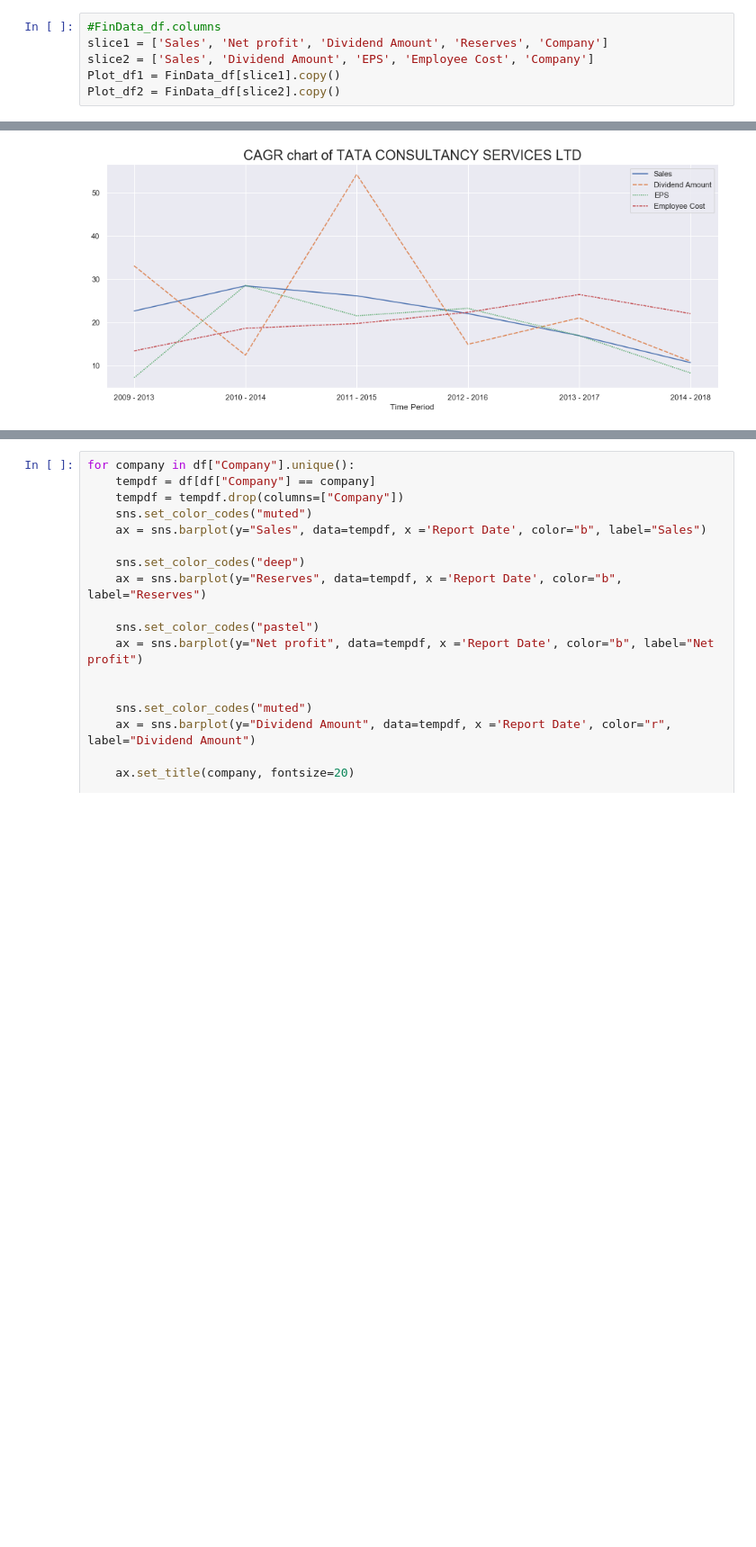
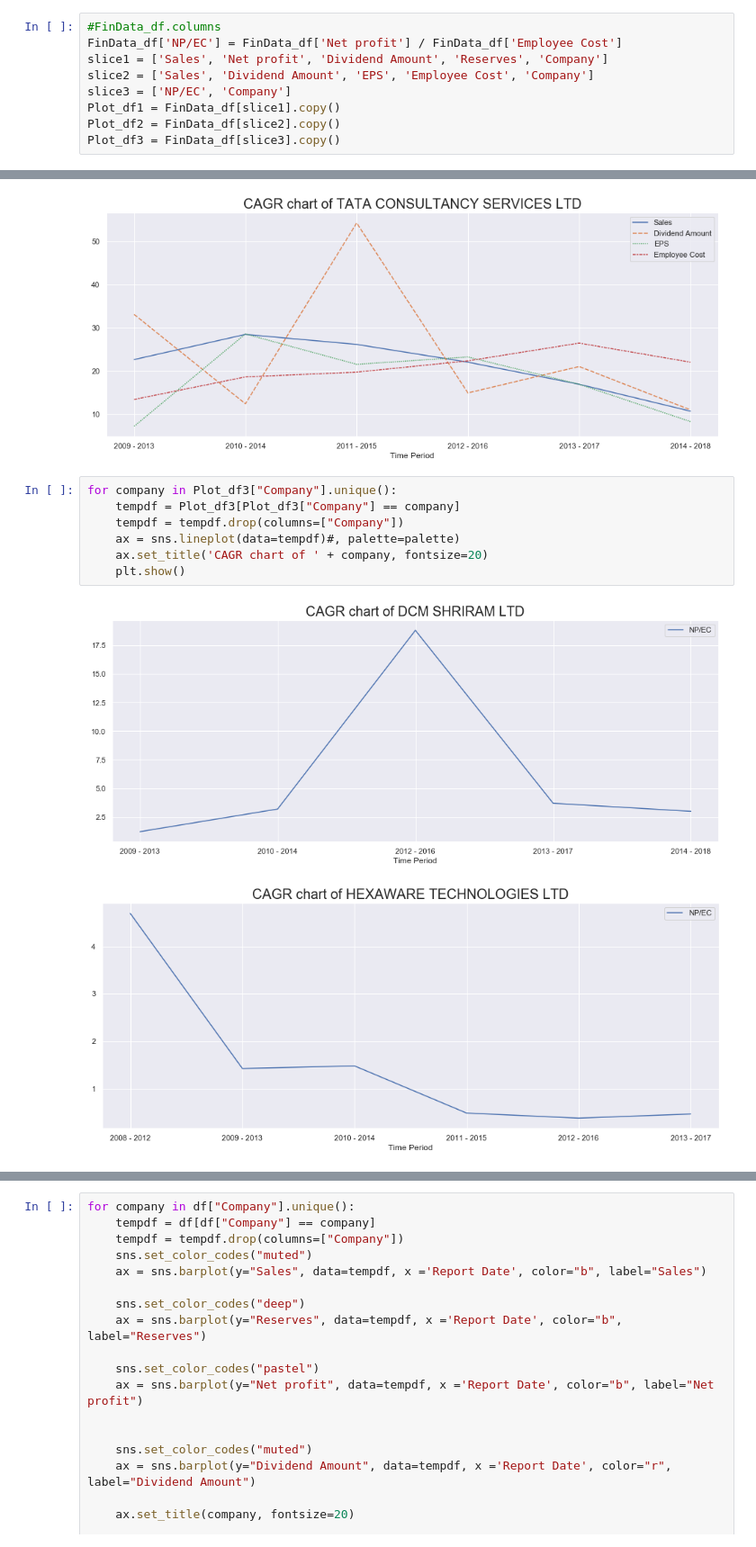
Before and after one commit to M-e-r-c-u-r-y/Machine-Learning, a Jupyter notebook: BFSI/IT Company Analysis/IT Company Analysis.ipynb, the cells around one changed output, grey strips where cells are left out. Shown at 90% size. Saved outputs shown, nothing was run; the diff lists cells and outputs as text; blank space fills up the shorter version.

Commit message:
Added Employee Costs charts

```diff
--- a/BFSI/IT Company Analysis/IT Company Analysis.ipynb
+++ b/BFSI/IT Company Analysis/IT Company Analysis.ipynb
@@ -324,10 +324,13 @@ Time Period
 2014 - 2018           22.1  TATA CONSULTANCY SERVICES LTD
 # %%
 #FinData_df.columns
+FinData_df['NP/EC'] = FinData_df['Net profit'] / FinData_df['Employee Cost']
 slice1 = ['Sales', 'Net profit', 'Dividend Amount', 'Reserves', 'Company']
 slice2 = ['Sales', 'Dividend Amount', 'EPS', 'Employee Cost', 'Company']
+slice3 = ['NP/EC', 'Company']
 Plot_df1 = FinData_df[slice1].copy()
 Plot_df2 = FinData_df[slice2].copy()
+Plot_df3 = FinData_df[slice3].copy()
 # %%
 #palette = sns.color_palette("RdBu_d")
 for company in Plot_df1["Company"].unique():
@@ -362,3 +365,13 @@ for company in Plot_df2["Company"].unique():
 [figure]
 [figure]
 [figure]
+# %%
+for company in Plot_df3["Company"].unique():
+    tempdf = Plot_df3[Plot_df3["Company"] == company]
+    tempdf = tempdf.drop(columns=["Company"])
+    ax = sns.lineplot(data=tempdf)#, palette=palette)
+    ax.set_title('CAGR chart of ' + company, fontsize=20)
+    plt.show()
+# %% [output]
+[figure, added]
+[figure, added]
```
Also changed, not shown: parts of 2 cells of this notebook.
